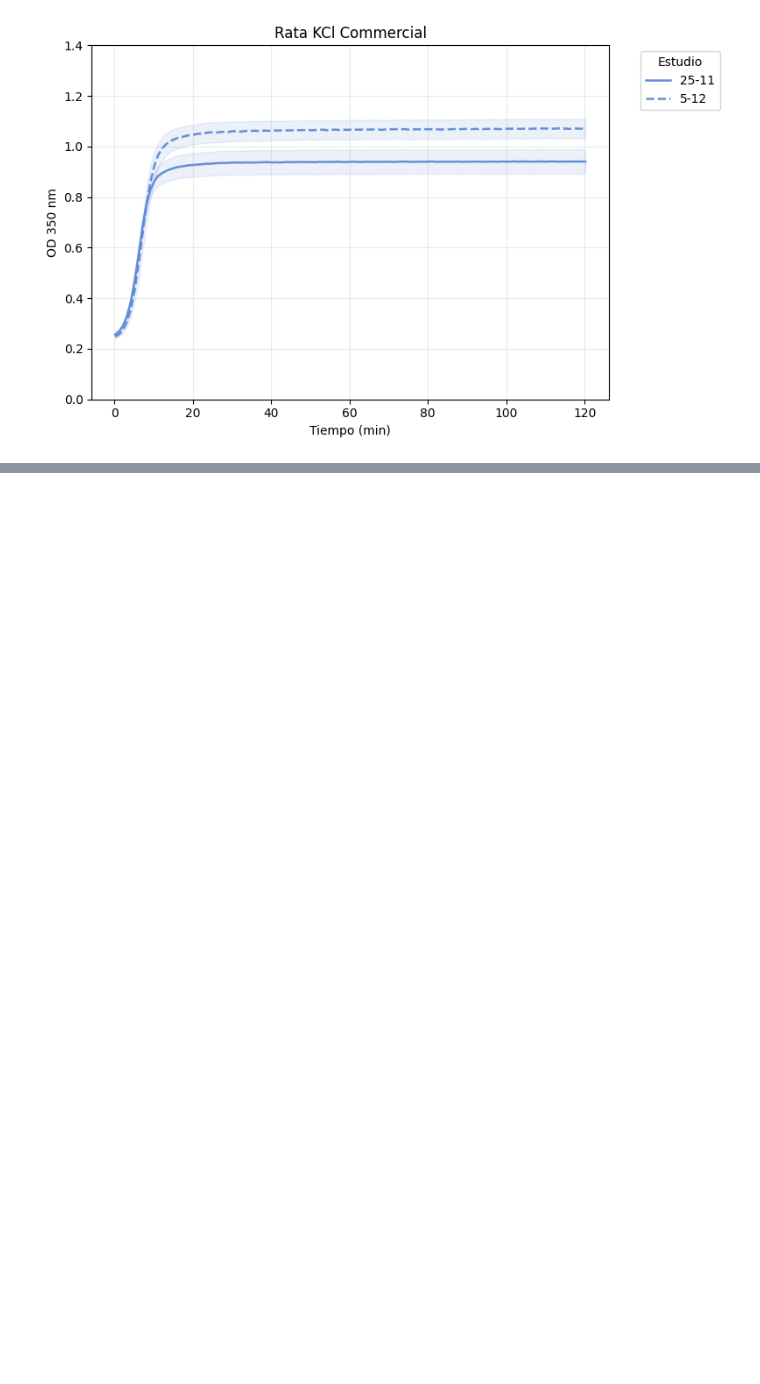
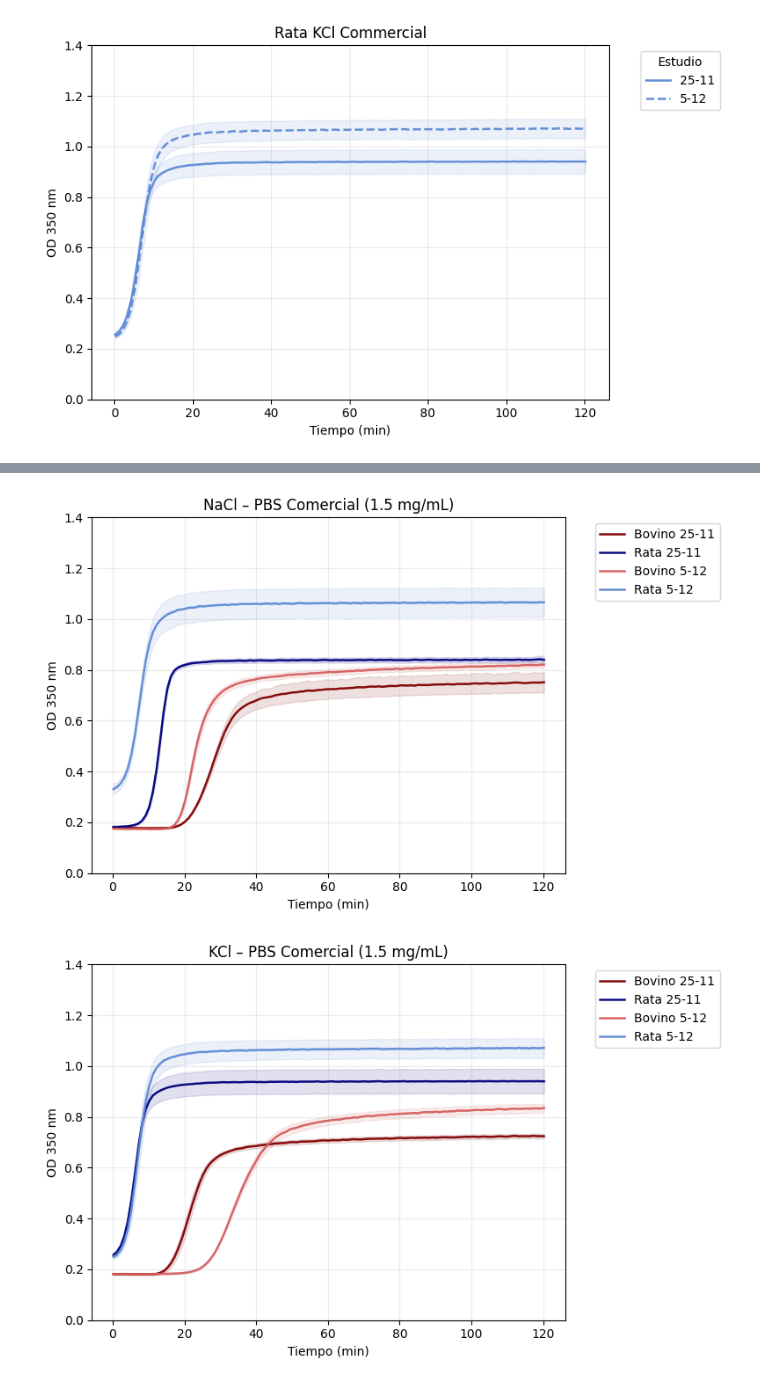
Before and after one commit to Bertaalcolea/Collagen_studies, a Jupyter notebook: Ionic(25-11vs5-12).ipynb, the cells around one changed output, grey strips where cells are left out. Saved outputs shown, nothing was run; the diff lists cells and outputs as text; code cells hidden in the pictures; blank space fills up the shorter version.

```diff
--- a/Ionic(25-11vs5-12).ipynb
+++ b/Ionic(25-11vs5-12).ipynb
@@ -784,0 +866,13 @@ for conc in ["137 mM", "200 mM", "Commercial"]:
+# %%
+def get_color_study(species, study):
+    """Colores para diferenciar especies + día."""
+    if species == "Bovine":
+        dark  = "#7f0000"   # granate p/día 25-11
+        light = "#d55e5e"   # rojo claro p/día 5-12
+    elif species == "Rat":
+        dark  = "#00007f"   # azul marino
+        light = "#5e8ad5"   # azul claro
+    else:
+        dark = light = "black"
+
+    return dark if study == "25-11" else light
@@ -784,0 +945,6 @@ for conc in ["137 mM", "200 mM", "Commercial"]:
+# %%
+plot_pbs_commercial_salt(all_df, salt="NaCl")
+plot_pbs_commercial_salt(all_df, salt="KCl")
+# %% [output]
+[figure, added]
+[figure, added]
```
Also changed, not shown: parts of 24 cells of this notebook.
